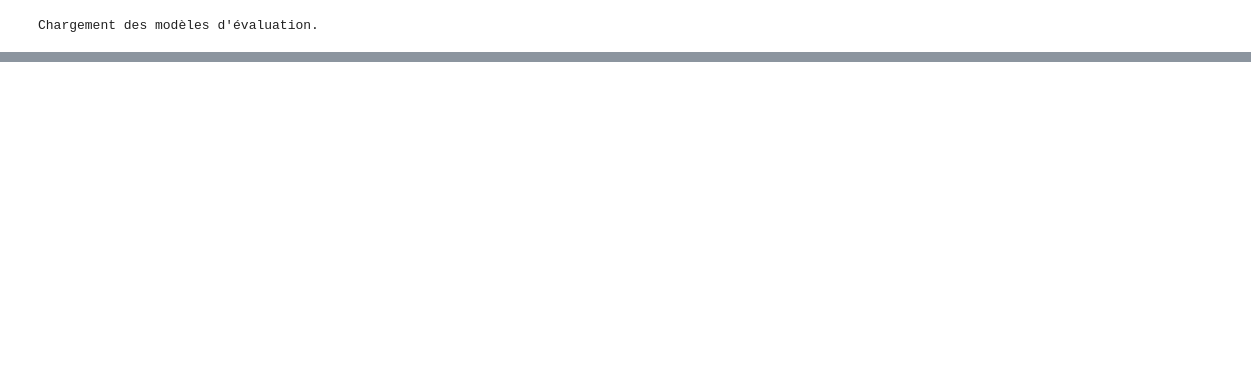
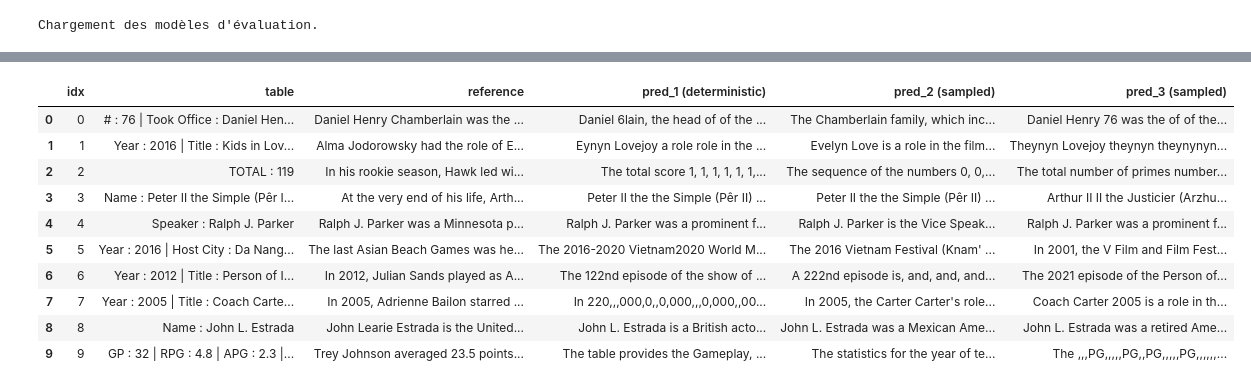
Before and after one commit to baynaz/Masked-Diffusion-Language-Models-for-Structured-to-Text-Generation-Tabular-Data, a Jupyter notebook: notebooks/step3_Dllm.ipynb, the cells around one changed output, grey strips where cells are left out. Cells and saved outputs as stored; diff of their text form; code cells hidden in the pictures; blank space fills up the shorter version.

```diff
--- a/notebooks/step3_Dllm.ipynb
+++ b/notebooks/step3_Dllm.ipynb
@@ -523,0 +511,12 @@ Terminé ! Résultats et graphique sauvegardés sur le Drive.
+# %%
+# SAUVEGARDE JSON
+import json
+FOLDER_PATH = "/content/drive/MyDrive/genai/"
+os.makedirs(f"{FOLDER_PATH}comparaison_results", exist_ok=True)
+output = {
+    "zero_shot": {"predictions": predictions_zs, "metrics": metrics_zs, "self_bleu": self_bleu_zs},
+    "few_shot": {"predictions": predictions_fs, "metrics": metrics_fs, "self_bleu": self_bleu_fs}
+}
+with open(f"{FOLDER_PATH}comparaison_results/mdlm_final_results.json", "w", encoding="utf-8") as f:
+    json.dump(output, f, indent=2, ensure_ascii=False)
+print("\nTerminé ! Résultats et graphique sauvegardés sur le Drive.")
@@ -572,0 +721,19 @@ Graphique sauvegardé sur le Google Drive (graphique_mdlm_comparaison.png)
+# %%
+import pandas as pd
+
+# Afficher les 10 premiers exemples pour inspection qualitative
+num_examples = 10
+examples_data = []
+for i in range(min(num_examples, len(subset_eval))):
+    example = subset_eval[i]
+    pred_zs = predictions_zs[i][0] if i < len(predictions_zs) else 'N/A'
+    pred_fs = predictions_fs[i][0] if i < len(predictions_fs) else 'N/A'
+    examples_data.append({
+        'Table': example.get('serialized_table','')[:200] + ('...' if len(example.get('serialized_table',''))>200 else ''),
+        'Reference': example.get('reference',''),
+        'Pred Zero-Shot': pred_zs,
+        'Pred Few-Shot': pred_fs
+    })
+
+df_examples = pd.DataFrame(examples_data)
+df_examples
@@ -572,0 +816,4 @@ Graphique sauvegardé sur le Google Drive (graphique_mdlm_comparaison.png)
+# %%
+pd.set_option('display.max_colwidth', None)
+
+df_mdlm.head(10)
@@ -572,0 +1099,16 @@ Graphique sauvegardé sur le Google Drive (graphique_mdlm_comparaison.png)
+# %%
+pd.set_option('display.max_colwidth', None)
+
+df_mdlm_fs.head(10)
+# %% [output]
+|  | idx | table | reference | pred_1 (deterministic) | pred_2 (sampled) | pred_3 (sampled) |
+| 0 | 0 | # : 76 | Took Office : Daniel Hen... | Daniel Henry Chamberlain was the ... | Daniel 6lain, the head of of the ... | The Chamberlain family, which inc... | Daniel Henry 76 was the of of the... |
+| 1 | 1 | Year : 2016 | Title : Kids in Lov... | Alma Jodorowsky had the role of E... | Eynyn Lovejoy a role role in the ... | Evelyn Love is a role in the film... | Theynyn Lovejoy theynyn theynynyn... |
+| 2 | 2 | TOTAL : 119 | In his rookie season, Hawk led wi... | The total score 1, 1, 1, 1, 1, 1,... | The sequence of the numbers 0, 0,... | The total number of primes number... |
+| 3 | 3 | Name : Peter II the Simple (Pêr I... | At the very end of his life, Arth... | Peter II the the Simple (Pêr II) ... | Peter II the the Simple (Pêr II) ... | Arthur II II the Justicier (Arzhu... |
+| 4 | 4 | Speaker : Ralph J. Parker | Ralph J. Parker was a Minnesota p... | Ralph J. Parker was a prominent f... | Ralph J. Parker is the Vice Speak... | Ralph J. Parker was a prominent f... |
+| 5 | 5 | Year : 2016 | Host City : Da Nang... | The last Asian Beach Games was he... | The 2016-2020 Vietnam2020 World M... | The 2016 Vietnam Festival (Knam' ... | In 2001, the V Film and Film Fest... |
+| 6 | 6 | Year : 2012 | Title : Person of I... | In 2012, Julian Sands played as A... | The 122nd episode of the show of ... | A 222nd episode is, and, and, and... | The 2021 episode of the Person of... |
+| 7 | 7 | Year : 2005 | Title : Coach Carte... | In 2005, Adrienne Bailon starred ... | In 220,,,000,0,,0,000,,,0,000,,00... | In 2005, the Carter Carter's role... | Coach Carter 2005 is a role in th... |
+| 8 | 8 | Name : John L. Estrada | John Learie Estrada is the United... | John L. Estrada is a British acto... | John L. Estrada was a Mexican Ame... | John L. Estrada was a retired Ame... |
+| 9 | 9 | GP : 32 | RPG : 4.8 | APG : 2.3 |... | Trey Johnson averaged 23.5 points... | The table provides the Gameplay, ... | The statistics for the year of te... | The ,,,PG,,,,,PG,,PG,,,,,PG,,,,,,... |
```
Also changed, not shown: parts of 39 cells of this notebook, 14 other files.
